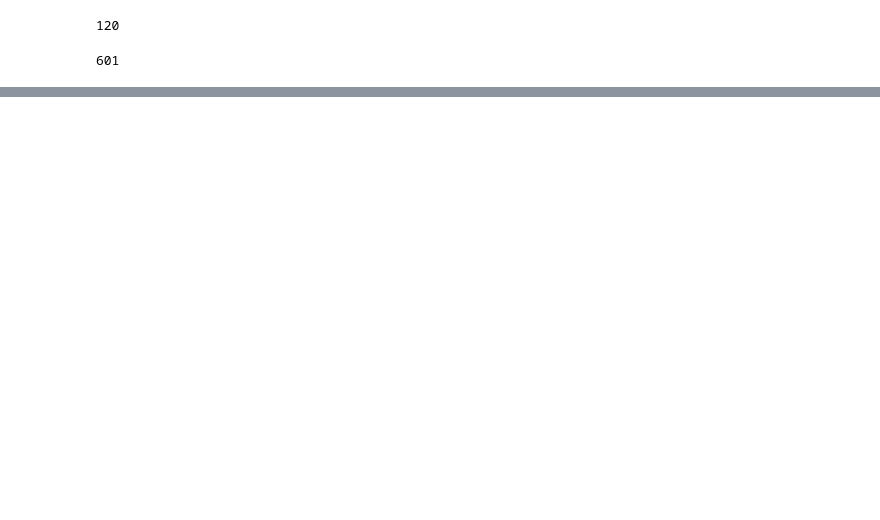
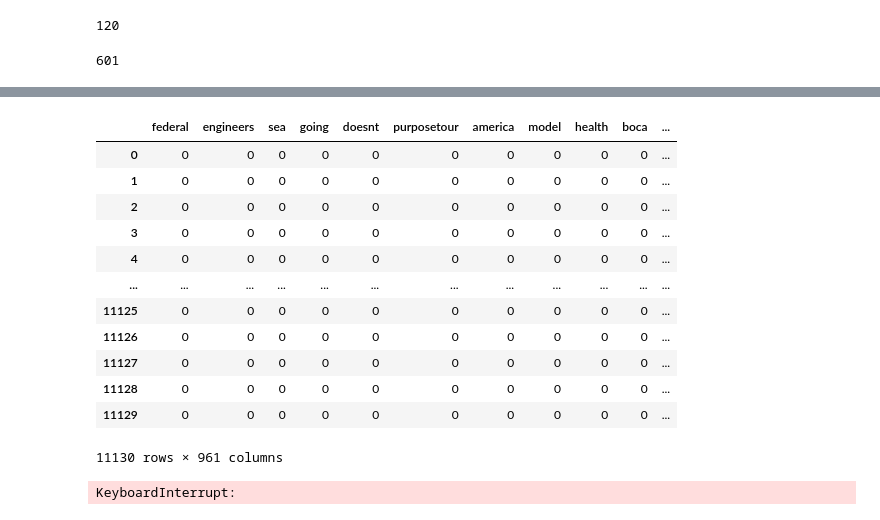
Before and after one commit to JustinRuelland/Projet_ElonM_tweets, a Jupyter notebook: Untitled.ipynb, the cells around one changed output, grey strips where cells are left out. Saved outputs shown, nothing was run; the diff lists cells and outputs as text; code cells hidden in the pictures; blank space fills up the shorter version.

```diff
--- a/Untitled.ipynb
+++ b/Untitled.ipynb
@@ -126,0 +149,7 @@ DataBase
+# %%
+DataBase_word['label'] = (DataBase_word.index < 6000).astype(np.int64)
+L =[]
+for i in DataBase_word.index:
+    if DataBase_word.iloc[i, :-1].sum() == 0:
+        L.append(i)
+DataBase_word.drop(index = L, inplace=True)
@@ -126,0 +174,18 @@ DataBase
+# %%
+DataBase_word.reset_index(drop=True, inplace=True)
+# %%
+DataBase_word.iloc[:,:-1]
+# %% [output]
+|  | federal | engineers | sea | going | doesnt | purposetour | america | model | health | boca | ... |
+| 0 | 0 | 0 | 0 | 0 | 0 | 0 | 0 | 0 | 0 | 0 | ... |
+| 1 | 0 | 0 | 0 | 0 | 0 | 0 | 0 | 0 | 0 | 0 | ... |
+| 2 | 0 | 0 | 0 | 0 | 0 | 0 | 0 | 0 | 0 | 0 | ... |
+| 3 | 0 | 0 | 0 | 0 | 0 | 0 | 0 | 0 | 0 | 0 | ... |
+| 4 | 0 | 0 | 0 | 0 | 0 | 0 | 0 | 0 | 0 | 0 | ... |
+| ... | ... | ... | ... | ... | ... | ... | ... | ... | ... | ... | ... |
+| 11125 | 0 | 0 | 0 | 0 | 0 | 0 | 0 | 0 | 0 | 0 | ... |
+| 11126 | 0 | 0 | 0 | 0 | 0 | 0 | 0 | 0 | 0 | 0 | ... |
+| 11127 | 0 | 0 | 0 | 0 | 0 | 0 | 0 | 0 | 0 | 0 | ... |
+| 11128 | 0 | 0 | 0 | 0 | 0 | 0 | 0 | 0 | 0 | 0 | ... |
+| 11129 | 0 | 0 | 0 | 0 | 0 | 0 | 0 | 0 | 0 | 0 | ... |
+11130 rows × 961 columns
@@ -126,0 +206,4 @@ DataBase
+# %%
+normalize(Matrice_train)
+# %% [output]
+KeyboardInterrupt:
```
Also changed, not shown: parts of 13 cells of this notebook.
